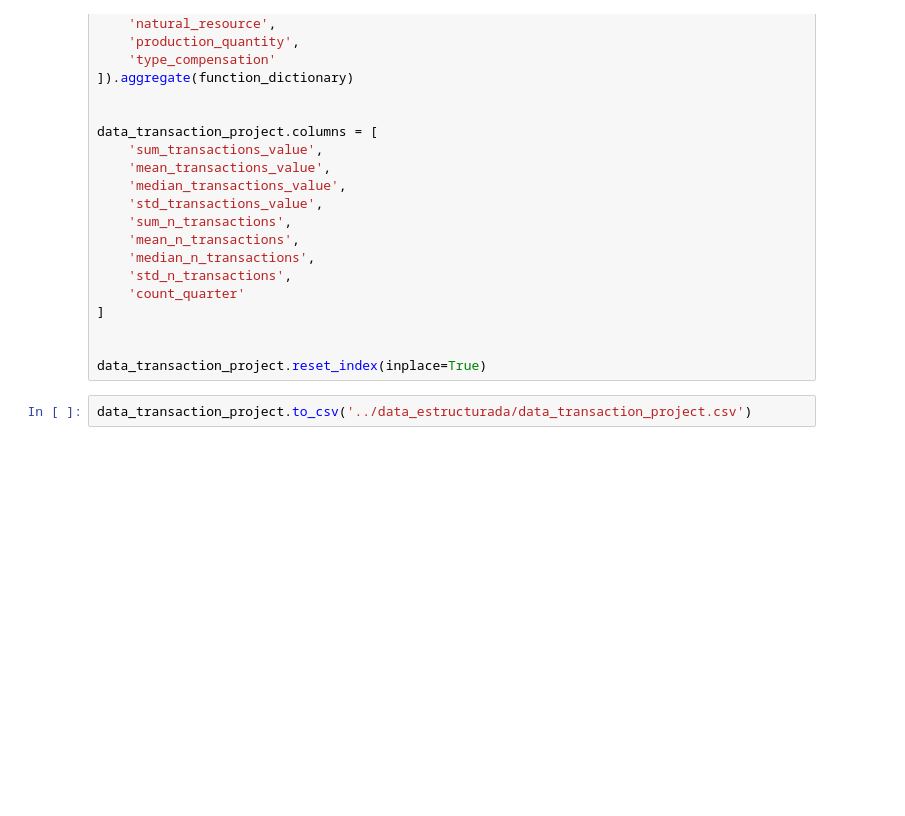
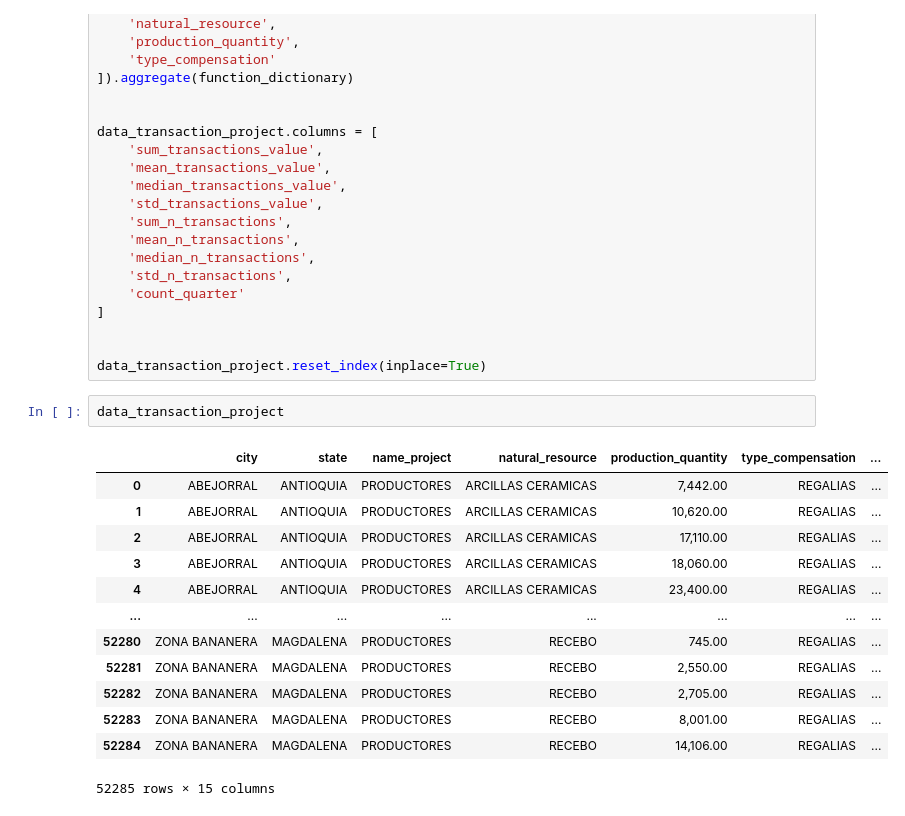
Before and after one commit to Kaiziferr/w_materials_extracted_colombia, a Jupyter notebook: eda/eda_materials_extracted_colombia .ipynb, the cells around one changed output. Saved outputs shown, nothing was run; the diff lists cells and outputs as text; blank space fills up the shorter version.

Commit message:
:wqRevert "The data is structured, and the name of the branch is changed, since the data was structured for exploration."
This reverts commit 6d22b786139e0383255fe867a82a689ec85f2dc0.

```diff
--- a/data_structuring/eda_materials_extracted_colombia.ipynb
+++ b/eda/eda_materials_extracted_colombia .ipynb
@@ -626,5 +598,19 @@ data_transaction_project.columns = [
 
 
 data_transaction_project.reset_index(inplace=True)
-# %%
-data_transaction_project.to_csv('../data_estructurada/data_transaction_project.csv')
+# %%
+data_transaction_project
+# %% [output]
+|  | city | state | name_project | natural_resource | production_quantity | type_compensation | ... |
+| 0 | ABEJORRAL | ANTIOQUIA | PRODUCTORES | ARCILLAS CERAMICAS | 7,442.00 | REGALIAS | ... |
+| 1 | ABEJORRAL | ANTIOQUIA | PRODUCTORES | ARCILLAS CERAMICAS | 10,620.00 | REGALIAS | ... |
+| 2 | ABEJORRAL | ANTIOQUIA | PRODUCTORES | ARCILLAS CERAMICAS | 17,110.00 | REGALIAS | ... |
+| 3 | ABEJORRAL | ANTIOQUIA | PRODUCTORES | ARCILLAS CERAMICAS | 18,060.00 | REGALIAS | ... |
+| 4 | ABEJORRAL | ANTIOQUIA | PRODUCTORES | ARCILLAS CERAMICAS | 23,400.00 | REGALIAS | ... |
+| ... | ... | ... | ... | ... | ... | ... | ... |
+| 52280 | ZONA BANANERA | MAGDALENA | PRODUCTORES | RECEBO | 745.00 | REGALIAS | ... |
+| 52281 | ZONA BANANERA | MAGDALENA | PRODUCTORES | RECEBO | 2,550.00 | REGALIAS | ... |
+| 52282 | ZONA BANANERA | MAGDALENA | PRODUCTORES | RECEBO | 2,705.00 | REGALIAS | ... |
+| 52283 | ZONA BANANERA | MAGDALENA | PRODUCTORES | RECEBO | 8,001.00 | REGALIAS | ... |
+| 52284 | ZONA BANANERA | MAGDALENA | PRODUCTORES | RECEBO | 14,106.00 | REGALIAS | ... |
+52285 rows × 15 columns
```
Also changed, not shown: parts of 7 cells of this notebook, 2 other files.
